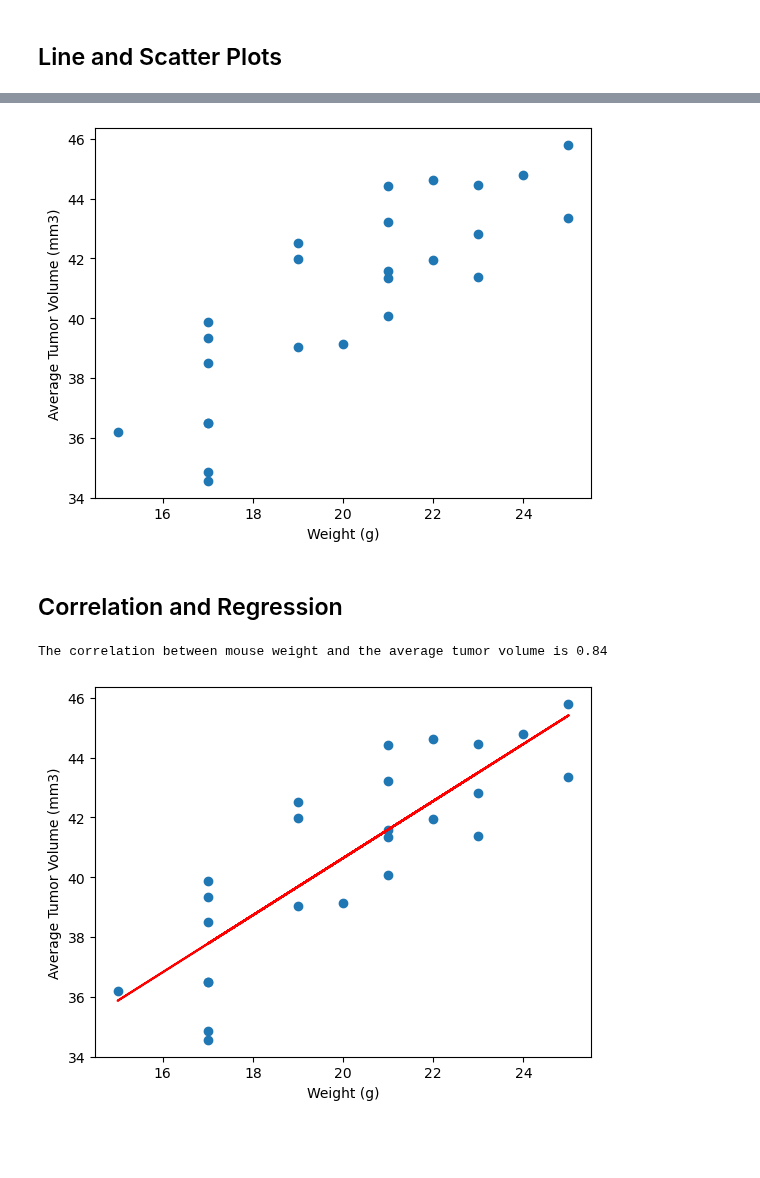
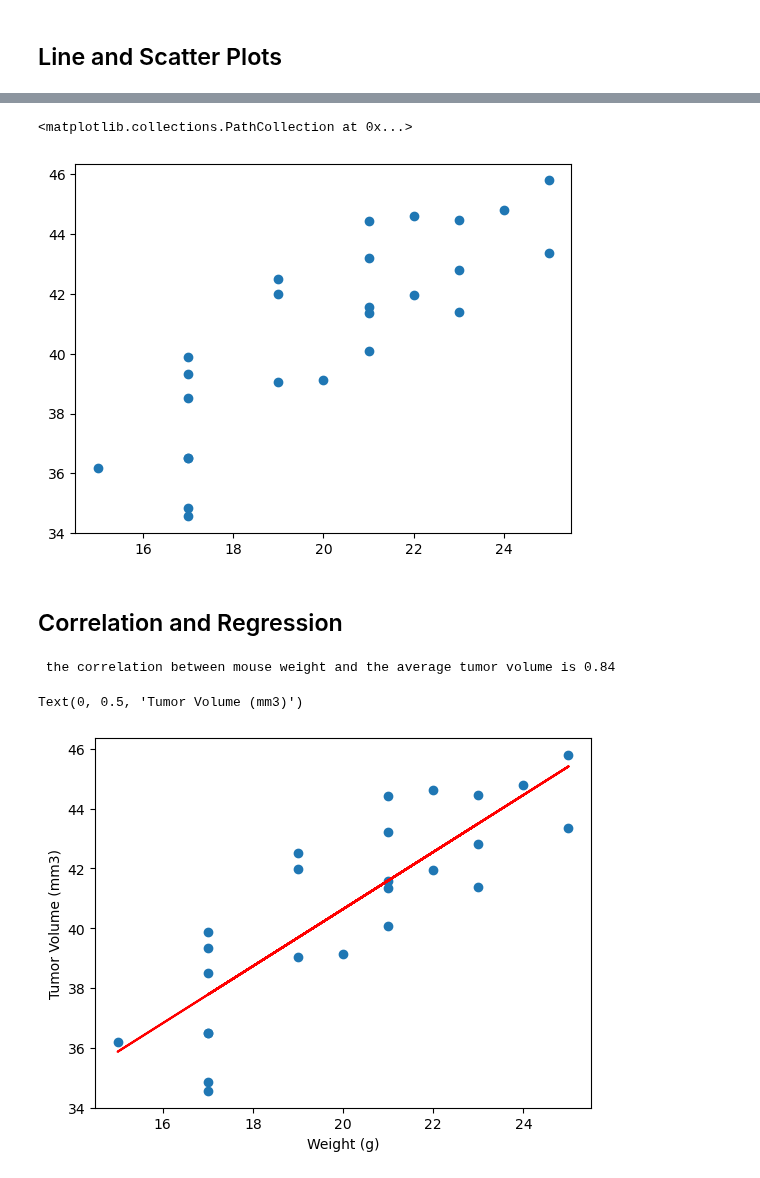
Before and after one commit to Foster8810/Moddule_5_Challenge, a Jupyter notebook: Module_5_Challenge/Pymaceuticals/pymaceuticals_starter.ipynb, the cells around one changed output, grey strips where cells are left out. Drawn from its saved outputs; the diff is of its cells as text; code cells hidden in the pictures; blank space fills up the shorter version.

```diff
--- a/Module_5_Challenge/Pymaceuticals/pymaceuticals_starter.ipynb
+++ b/Module_5_Challenge/Pymaceuticals/pymaceuticals_starter.ipynb
@@ -191,0 +319,3 @@ Ceftamin's potential outliers: Series([], Name: Tumor Volume (mm3), dtype: float
+# %%
+capomulin = mouse_study_data[(mouse_study_data['Drug Regimen'] == 'Capomulin')]
+capomulin
@@ -192,12 +336,28 @@ Ceftamin's potential outliers: Series([], Name: Tumor Volume (mm3), dtype: float
 # %%
 # Generate a scatter plot of mouse weight vs. the average observed tumor volume for the entire Capomulin regimen
+capovolpermouse = capomulin.groupby('Mouse ID')['Tumor Volume (mm3)'].mean()
+capoweight = capomulin.groupby('Mouse ID')['Weight (g)'].mean()
+plt.scatter(capoweight, capovolpermouse)
 # %% [output]
+<matplotlib.collections.PathCollection at 0x...>
-[figure, old version]
+[figure, new version]
 # %% [markdown]
 ## Correlation and Regression
 # %%
 # Calculate the correlation coefficient and a linear regression model
 # for mouse weight and average observed tumor volume for the entire Capomulin regimen
+corr = round(st.pearsonr(capoweight, capovolpermouse)[0],2)
+print(f' the correlation between mouse weight and the average tumor volume is {corr}')
+
+(slope, intercept, rvalue, pvalue, stderr) = st.linregress(capoweight, capovolpermouse)
+regressline = capoweight* slope + intercept
+
+plt.scatter(capoweight, capovolpermouse)
+
+plt.plot(capoweight,regressline, color='red')
+plt.xlabel('Weight (g)')
+plt.ylabel('Tumor Volume (mm3)')
 # %% [output]
-The correlation between mouse weight and the average tumor volume is 0.84
+ the correlation between mouse weight and the average tumor volume is 0.84
+Text(0, 0.5, 'Tumor Volume (mm3)')
-[figure, old version]
+[figure, new version]
```
Also changed, not shown: parts of 17 cells of this notebook.
